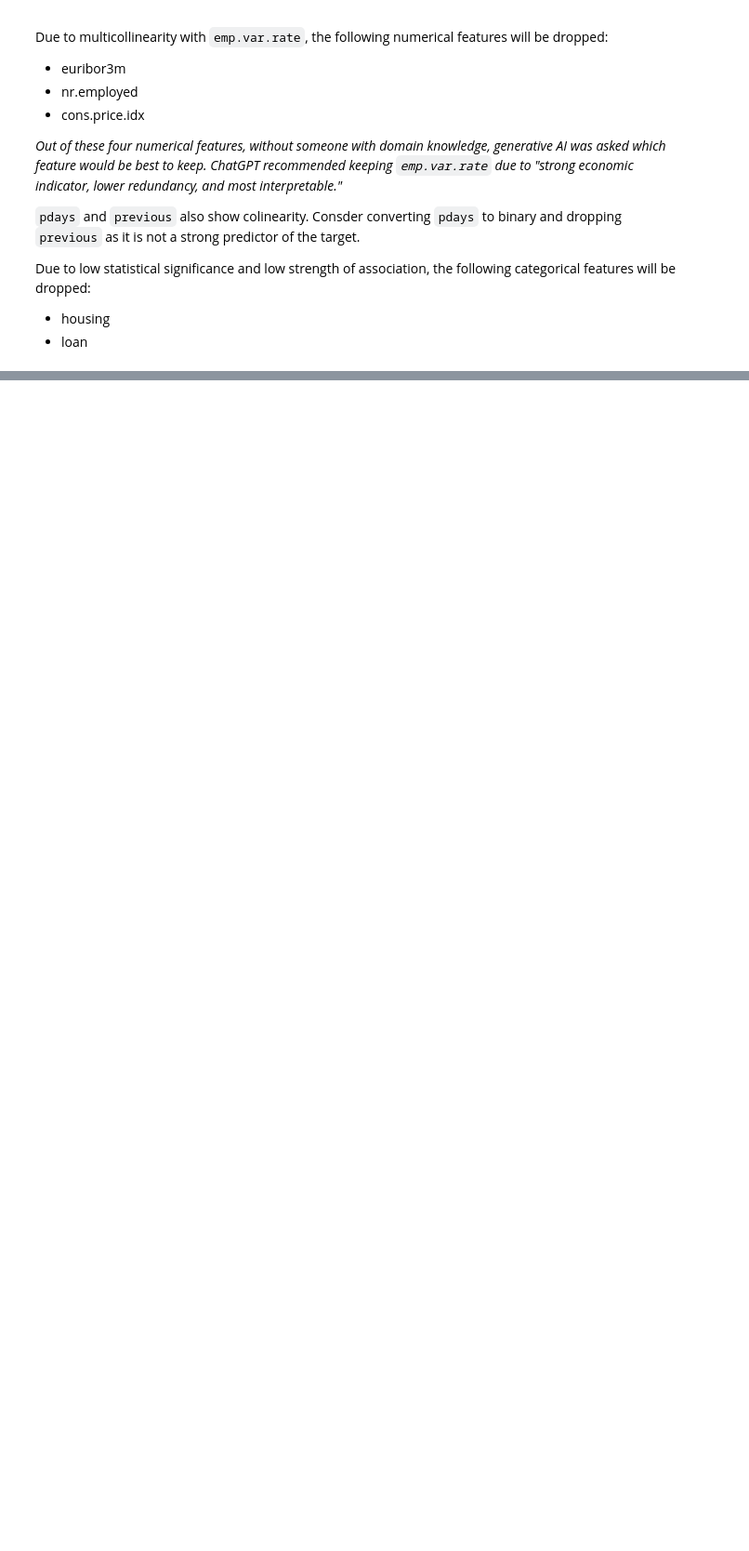
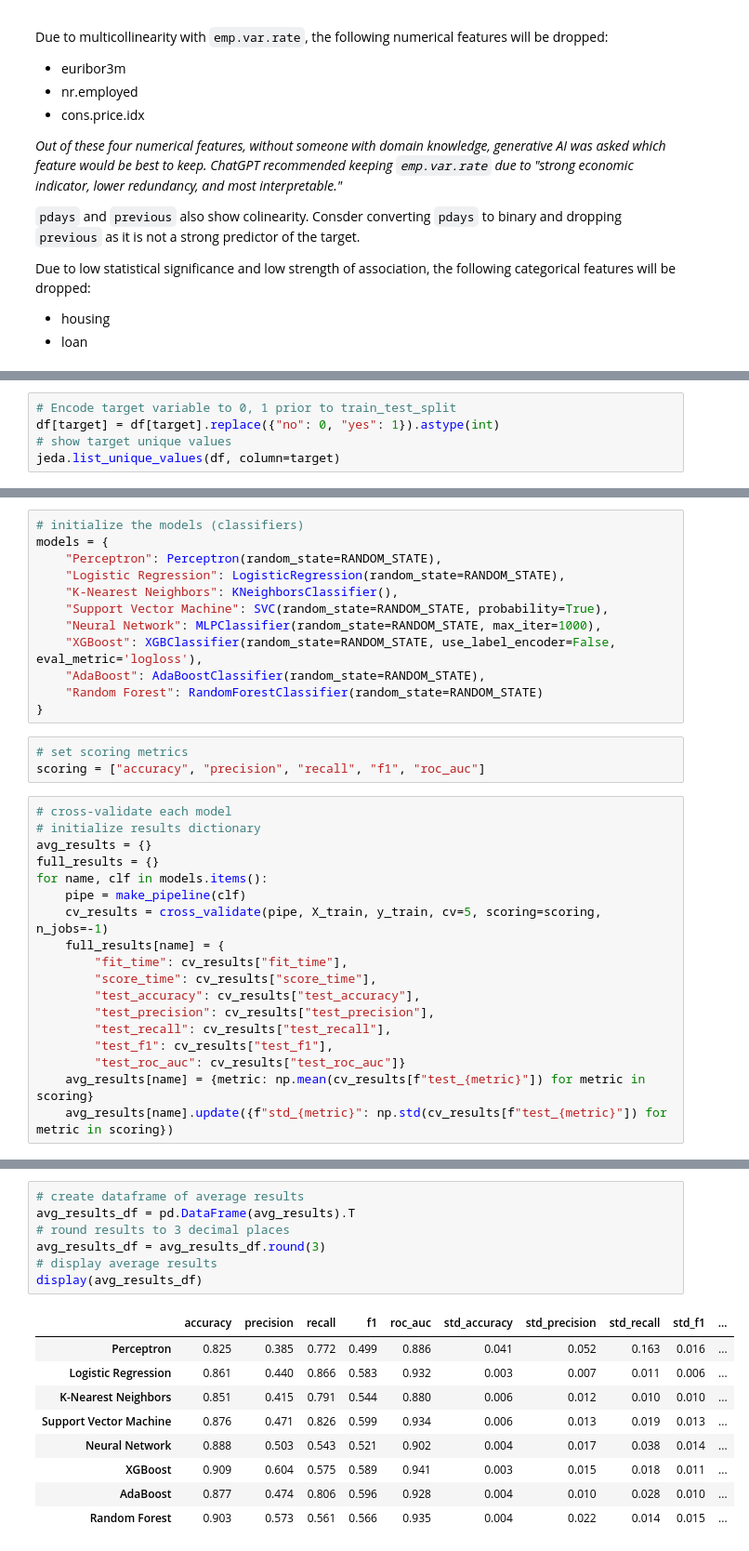
Before and after one commit to junclemente/ads504-final_project, a Jupyter notebook: notebooks/Preprocess_Modeling.ipynb, the cells around one changed output, grey strips where cells are left out. Shown at 93% size. Cells and saved outputs as stored; diff of their text form; blank space fills up the shorter version.

Commit message:
created a preprocessing and modeling notebook in one (#8)

```diff
--- a/notebooks/Preprocess.ipynb
+++ b/notebooks/Preprocess_Modeling.ipynb
@@ -144,0 +196,5 @@ Due to low statistical significance and low strength of association, the followi
+# %%
+# Encode target variable to 0, 1 prior to train_test_split
+df[target] = df[target].replace({"no": 0, "yes": 1}).astype(int)
+# show target unique values
+jeda.list_unique_values(df, column=target)
@@ -144,0 +249,33 @@ Due to low statistical significance and low strength of association, the followi
+# %%
+# initialize the models (classifiers)
+models = {
+    "Perceptron": Perceptron(random_state=RANDOM_STATE),
+    "Logistic Regression": LogisticRegression(random_state=RANDOM_STATE),
+    "K-Nearest Neighbors": KNeighborsClassifier(),
+    "Support Vector Machine": SVC(random_state=RANDOM_STATE, probability=True),
+    "Neural Network": MLPClassifier(random_state=RANDOM_STATE, max_iter=1000),
+    "XGBoost": XGBClassifier(random_state=RANDOM_STATE, use_label_encoder=False, eval_metric='logloss'),
+    "AdaBoost": AdaBoostClassifier(random_state=RANDOM_STATE),
+    "Random Forest": RandomForestClassifier(random_state=RANDOM_STATE)
+}
+# %%
+# set scoring metrics
+scoring = ["accuracy", "precision", "recall", "f1", "roc_auc"]
+# %%
+# cross-validate each model
+# initialize results dictionary
+avg_results = {}
+full_results = {}
+for name, clf in models.items():
+    pipe = make_pipeline(clf)
+    cv_results = cross_validate(pipe, X_train, y_train, cv=5, scoring=scoring, n_jobs=-1)
+    full_results[name] = {
+        "fit_time": cv_results["fit_time"],
+        "score_time": cv_results["score_time"],
+        "test_accuracy": cv_results["test_accuracy"],
+        "test_precision": cv_results["test_precision"],
+        "test_recall": cv_results["test_recall"],
+        "test_f1": cv_results["test_f1"],
+        "test_roc_auc": cv_results["test_roc_auc"]}
+    avg_results[name] = {metric: np.mean(cv_results[f"test_{metric}"]) for metric in scoring}
+    avg_results[name].update({f"std_{metric}": np.std(cv_results[f"test_{metric}"]) for metric in scoring})
@@ -144,0 +300,17 @@ Due to low statistical significance and low strength of association, the followi
+# %%
+# create dataframe of average results
+avg_results_df = pd.DataFrame(avg_results).T
+# round results to 3 decimal places
+avg_results_df = avg_results_df.round(3)
+# display average results
+display(avg_results_df)
+# %% [output]
+|  | accuracy | precision | recall | f1 | roc_auc | std_accuracy | std_precision | std_recall | std_f1 | ... |
+| Perceptron | 0.825 | 0.385 | 0.772 | 0.499 | 0.886 | 0.041 | 0.052 | 0.163 | 0.016 | ... |
+| Logistic Regression | 0.861 | 0.440 | 0.866 | 0.583 | 0.932 | 0.003 | 0.007 | 0.011 | 0.006 | ... |
+| K-Nearest Neighbors | 0.851 | 0.415 | 0.791 | 0.544 | 0.880 | 0.006 | 0.012 | 0.010 | 0.010 | ... |
+| Support Vector Machine | 0.876 | 0.471 | 0.826 | 0.599 | 0.934 | 0.006 | 0.013 | 0.019 | 0.013 | ... |
+| Neural Network | 0.888 | 0.503 | 0.543 | 0.521 | 0.902 | 0.004 | 0.017 | 0.038 | 0.014 | ... |
+| XGBoost | 0.909 | 0.604 | 0.575 | 0.589 | 0.941 | 0.003 | 0.015 | 0.018 | 0.011 | ... |
+| AdaBoost | 0.877 | 0.474 | 0.806 | 0.596 | 0.928 | 0.004 | 0.010 | 0.028 | 0.010 | ... |
+| Random Forest | 0.903 | 0.573 | 0.561 | 0.566 | 0.935 | 0.004 | 0.022 | 0.014 | 0.015 | ... |
```
Also changed, not shown: parts of 13 cells of this notebook, 1 other file.
